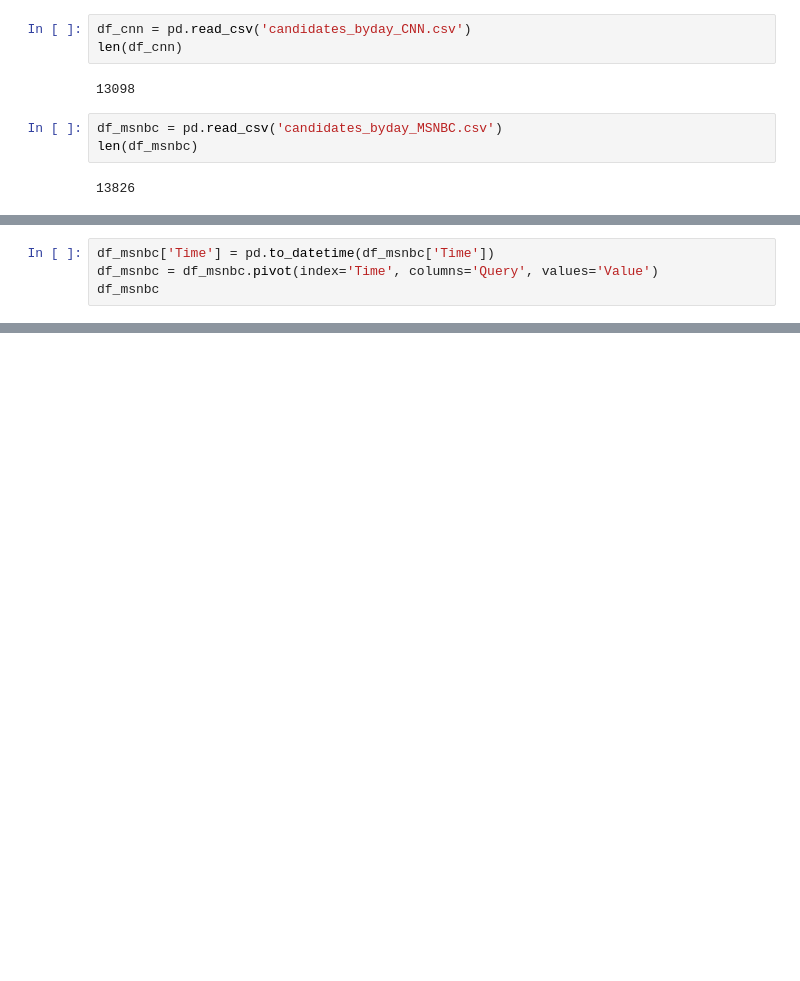
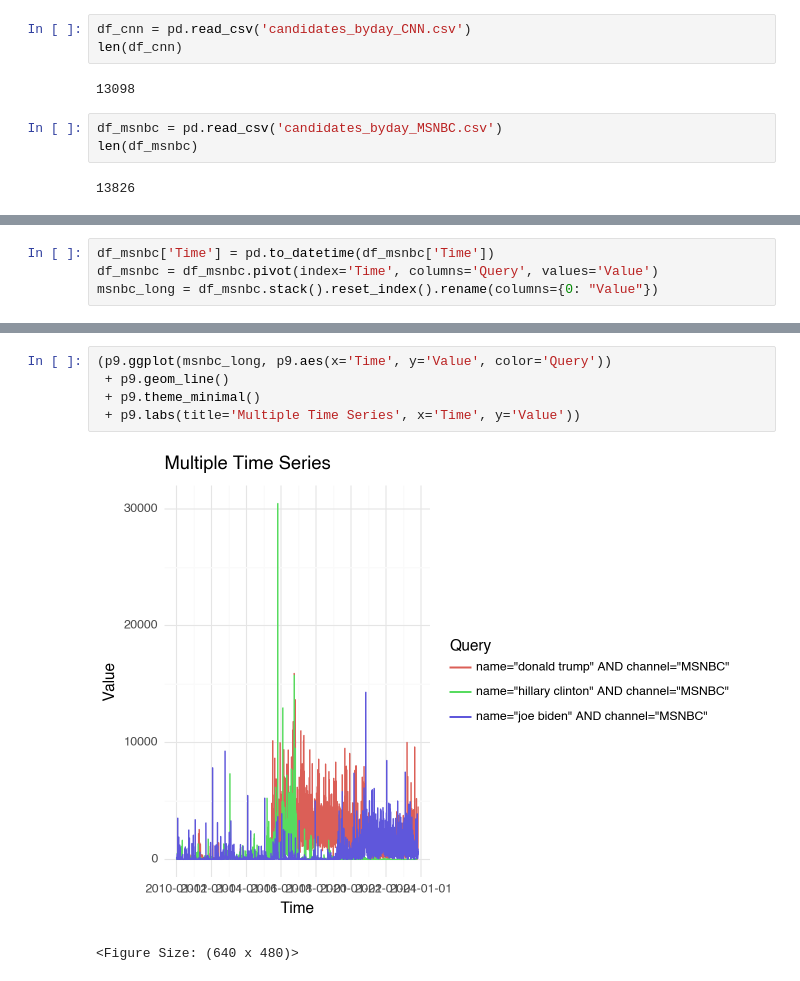
Before and after one commit to mjdanbury/TrumpCoverageCJR2023, a Jupyter notebook: Wrangling.ipynb, the cells around one changed output, grey strips where cells are left out. Drawn from its saved outputs; the diff is of its cells as text; blank space fills up the shorter version.

```diff
--- a/Wrangling.ipynb
+++ b/Wrangling.ipynb
@@ -83,4 +40,4 @@ df_cnn
 # %%
 df_msnbc['Time'] = pd.to_datetime(df_msnbc['Time'])
 df_msnbc = df_msnbc.pivot(index='Time', columns='Query', values='Value')
-df_msnbc
+msnbc_long = df_msnbc.stack().reset_index().rename(columns={0: "Value"})
@@ -101,0 +60,8 @@ df_msnbc
+# %%
+(p9.ggplot(msnbc_long, p9.aes(x='Time', y='Value', color='Query'))
+ + p9.geom_line()
+ + p9.theme_minimal()
+ + p9.labs(title='Multiple Time Series', x='Time', y='Value'))
+# %% [output]
+[figure, added]
+<Figure Size: (640 x 480)>
```
Also changed, not shown: parts of 8 cells of this notebook.
